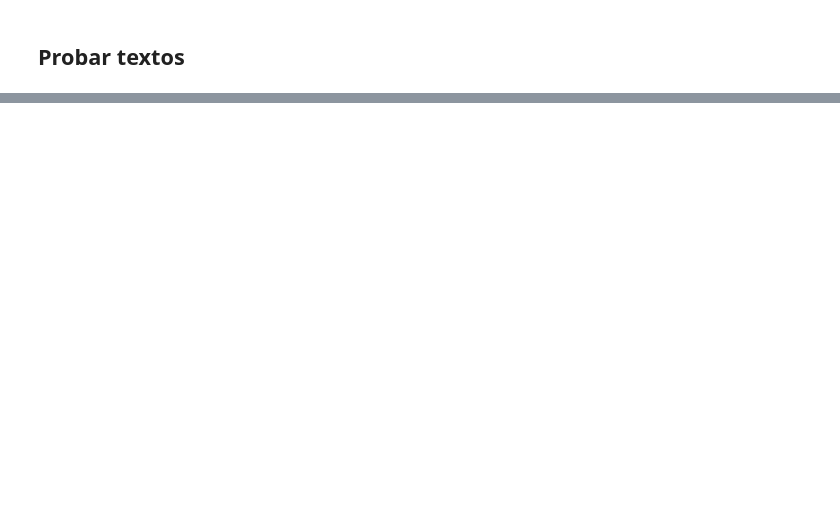
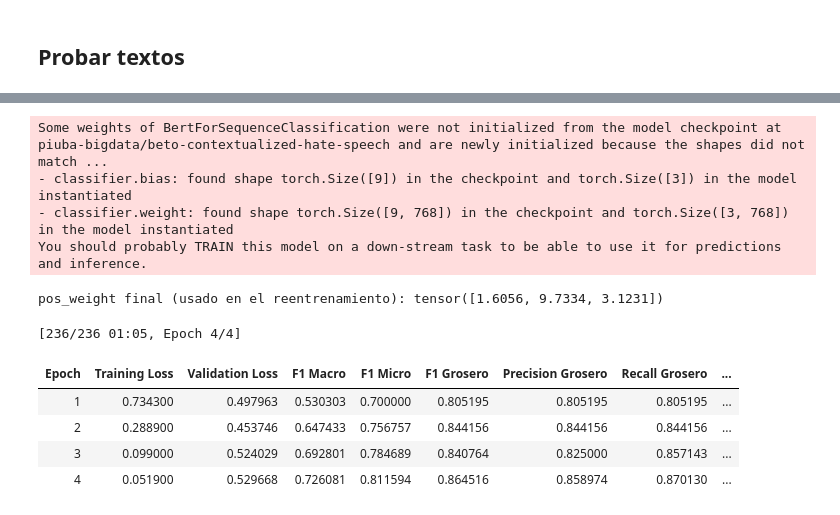
Before and after one commit to MolinaMendozaCarlosFabricio/treasureflow-nlp, a Jupyter notebook: training/notebooks/NLP_treasureflow.ipynb, the cells around one changed output, grey strips where cells are left out. Saved outputs shown, nothing was run; the diff lists cells and outputs as text; code cells hidden in the pictures; blank space fills up the shorter version.

Commit message:
feat: Agregando experimento con Optuna, optimización de pesos

```diff
--- a/training/notebooks/NLP_treasureflow.ipynb
+++ b/training/notebooks/NLP_treasureflow.ipynb
@@ -991,0 +1237,72 @@ for texto in ejemplos_de_prueba:
+# %%
+# Entrenamiento final del modelo usando los mejores hiperparametros
+# encontrados por Optuna. Mismo patron de siempre (modelo nuevo desde
+# cero + TrainerConPesos), pero esta vez evaluando tambien en TEST y
+# sobreescribiendo el modelo final del proyecto.
+
+mejores_params = study.best_params
+
+topes_finales = {
+    "grosero": TOPE_GROSERO_FIJO,
+    "amenaza": mejores_params["tope_amenaza"],
+    "inapropiado": mejores_params["tope_inapropiado"],
+}
+topes_array_final = np.array([topes_finales[col] for col in LABEL_COLUMNS])
+pos_weight_final = np.minimum(pos_weight_crudo, topes_array_final)
+pos_weight_tensor = torch.tensor(pos_weight_final, dtype=torch.float)
+print("pos_weight final (usado en el reentrenamiento):", pos_weight_tensor)
+
+set_seed(42)
+model = AutoModelForSequenceClassification.from_pretrained(
+    MODEL_NAME,
+    num_labels=len(LABEL_COLUMNS),
+    problem_type="multi_label_classification",
+    ignore_mismatched_sizes=True,
+)
+
+training_args_final = TrainingArguments(
+    output_dir=str(MODEL_ARTIFACTS_DIR / "checkpoints"),
+    eval_strategy="epoch",
+    save_strategy="epoch",
+    learning_rate=mejores_params["learning_rate"],
+    per_device_train_batch_size=16,
+    per_device_eval_batch_size=16,
+    num_train_epochs=mejores_params["num_epochs"],
+    weight_decay=0.01,
+    load_best_model_at_end=True,
+    metric_for_best_model="f1_inapropiado",
+    logging_steps=20,
+    report_to="none",
+)
+
+trainer = TrainerConPesos(
+    model=model,
+    args=training_args_final,
+    train_dataset=dataset_tokenizado["train"],
+    eval_dataset=dataset_tokenizado["validation"],
+    compute_metrics=compute_metrics,
+)
+
+trainer.train()
+
+resultados_test_final = trainer.evaluate(dataset_tokenizado["test"])
+print("\n=== Metricas en TEST (modelo final optimizado) ===")
+for k, v in resultados_test_final.items():
+    print(f"{k}: {v:.4f}")
+
+RUTA_MODELO_FINAL = str(MODEL_ARTIFACTS_DIR / "modelo_moderacion_final")
+trainer.save_model(RUTA_MODELO_FINAL)
+tokenizer.save_pretrained(RUTA_MODELO_FINAL)
+print(f"\nModelo final (hiperparametros optimizados con Optuna) guardado en: {RUTA_MODELO_FINAL}")
+# %% [output]
+Some weights of BertForSequenceClassification were not initialized from the model checkpoint at piuba-bigdata/beto-contextualized-hate-speech and are newly initialized because the shapes did not match ...
+- classifier.bias: found shape torch.Size([9]) in the checkpoint and torch.Size([3]) in the model instantiated
+- classifier.weight: found shape torch.Size([9, 768]) in the checkpoint and torch.Size([3, 768]) in the model instantiated
+You should probably TRAIN this model on a down-stream task to be able to use it for predictions and inference.
+pos_weight final (usado en el reentrenamiento): tensor([1.6056, 9.7334, 3.1231])
+[236/236 01:05, Epoch 4/4]
+| Epoch | Training Loss | Validation Loss | F1 Macro | F1 Micro | F1 Grosero | Precision Grosero | Recall Grosero | ... |
+| 1 | 0.734300 | 0.497963 | 0.530303 | 0.700000 | 0.805195 | 0.805195 | 0.805195 | ... |
+| 2 | 0.288900 | 0.453746 | 0.647433 | 0.756757 | 0.844156 | 0.844156 | 0.844156 | ... |
+| 3 | 0.099000 | 0.524029 | 0.692801 | 0.784689 | 0.840764 | 0.825000 | 0.857143 | ... |
+| 4 | 0.051900 | 0.529668 | 0.726081 | 0.811594 | 0.864516 | 0.858974 | 0.870130 | ... |
```
Also changed, not shown: parts of 20 cells of this notebook, 3 other files.
